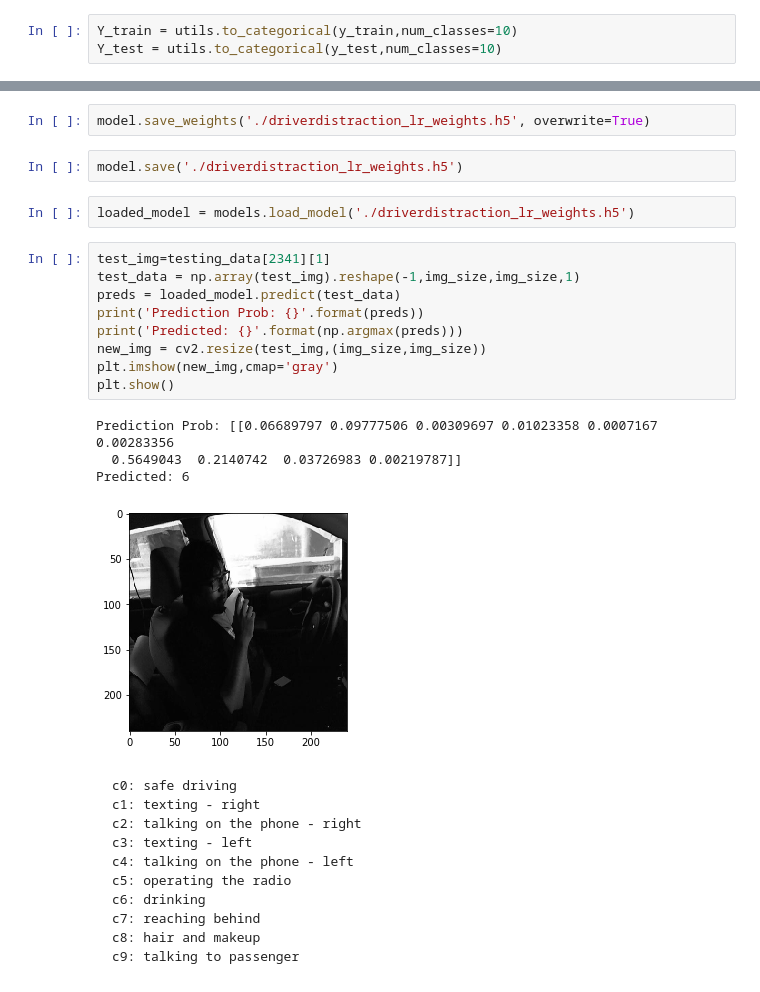
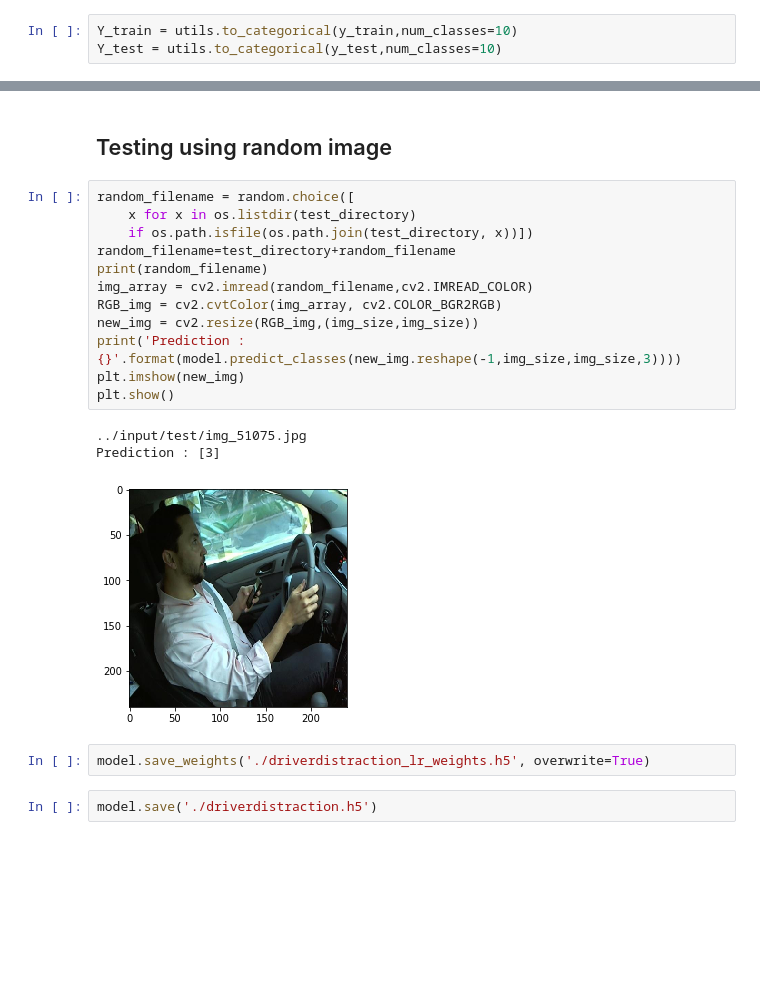
Before and after one commit to theRajeshReddy/Distracted_Driver_MultiAction_Classification, a Jupyter notebook: Distracted_Driver_MultiAction_Classification.ipynb, the cells around one changed output, grey strips where cells are left out. Cells and saved outputs as stored; diff of their text form; blank space fills up the shorter version.

```diff
--- a/Distracted_Driver_MultiAction_Classification.ipynb
+++ b/Distracted_Driver_MultiAction_Classification.ipynb
@@ -320,31 +309,22 @@ preds = model.predict(np.array(testing_data[0][1]).reshape(-1,img_size,img_size,
+# %% [markdown]
+## Testing using random image
+# %%
+random_filename = random.choice([
+    x for x in os.listdir(test_directory)
+    if os.path.isfile(os.path.join(test_directory, x))])
+random_filename=test_directory+random_filename
+print(random_filename)
+img_array = cv2.imread(random_filename,cv2.IMREAD_COLOR)
+RGB_img = cv2.cvtColor(img_array, cv2.COLOR_BGR2RGB)
+new_img = cv2.resize(RGB_img,(img_size,img_size))
+print('Prediction : {}'.format(model.predict_classes(new_img.reshape(-1,img_size,img_size,3))))
+plt.imshow(new_img)
+plt.show()
+# %% [output]
+../input/test/img_51075.jpg
+Prediction : [3]
+[figure, added]
 # %%
 model.save_weights('./driverdistraction_lr_weights.h5', overwrite=True)
 # %%
-model.save('./driverdistraction_lr_weights.h5')
+model.save('./driverdistraction.h5')
-# %%
-loaded_model = models.load_model('./driverdistraction_lr_weights.h5')
-# %%
-test_img=testing_data[2341][1]
-test_data = np.array(test_img).reshape(-1,img_size,img_size,1)
-preds = loaded_model.predict(test_data)
-print('Prediction Prob: {}'.format(preds))
-print('Predicted: {}'.format(np.argmax(preds)))
-new_img = cv2.resize(test_img,(img_size,img_size))
-plt.imshow(new_img,cmap='gray')
-plt.show()
-# %% [output]
-Prediction Prob: [[0.06689797 0.09777506 0.00309697 0.01023358 0.0007167  0.00283356
-  0.5649043  0.2140742  0.03726983 0.00219787]]
-Predicted: 6
-[figure, removed]
-# %% [markdown]
-    c0: safe driving
-    c1: texting - right
-    c2: talking on the phone - right
-    c3: texting - left
-    c4: talking on the phone - left
-    c5: operating the radio
-    c6: drinking
-    c7: reaching behind
-    c8: hair and makeup
-    c9: talking to passenger
```
Also changed, not shown: parts of 48 cells of this notebook.
